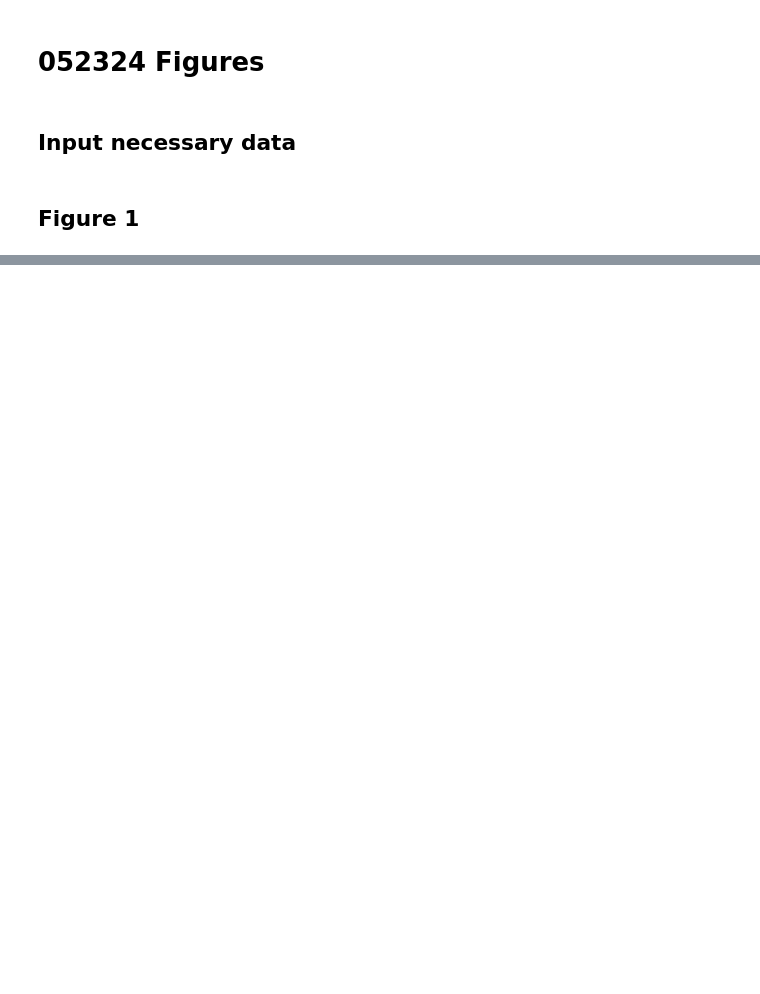
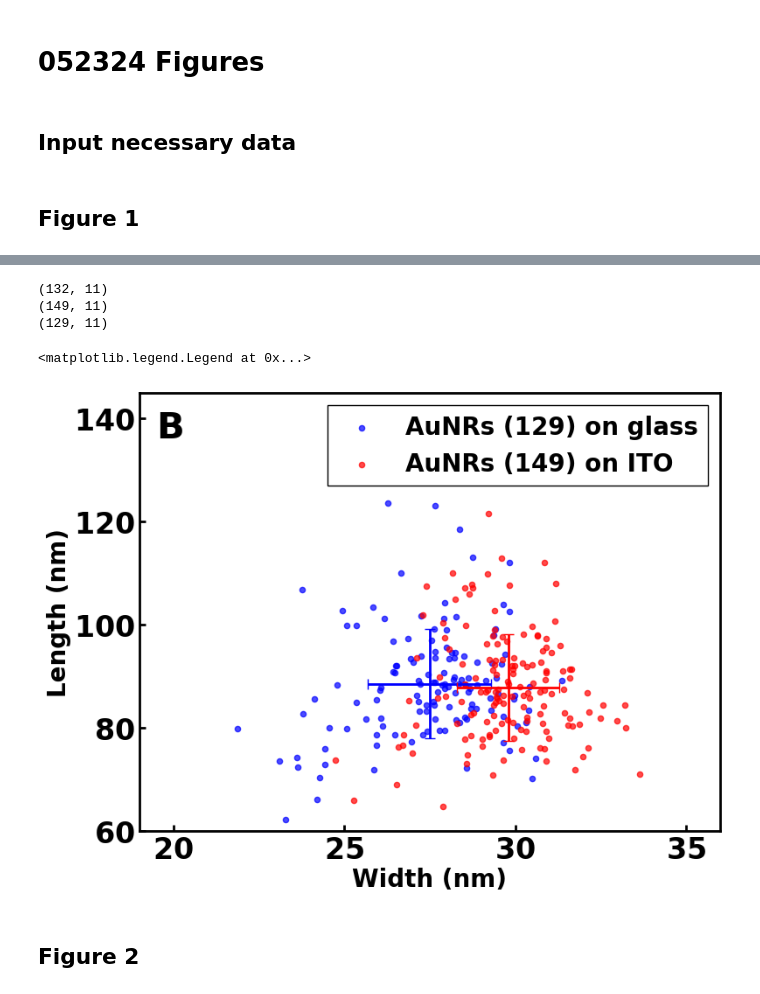
Before and after one commit to SWAN88/AuNR_DA, a Jupyter notebook: 051324_AuNR_DA_figures.ipynb, the cells around one changed output, grey strips where cells are left out. Drawn from its saved outputs; the diff is of its cells as text; code cells hidden in the pictures; blank space fills up the shorter version.

```diff
--- a/051324_AuNR_DA_figures.ipynb
+++ b/051324_AuNR_DA_figures.ipynb
@@ -75,0 +137,60 @@ yl_exp_ito = exp_ito_data['length']
+# %%
+glass_exp_data = pd.read_csv(Path(p_data, '100323_ZJ_exp_glass_final.csv'))
+glass_exp_data['exp_ene'] = [ast.literal_eval(df) for df in glass_exp_data['exp_ene']]
+glass_exp_data['exp_dfs'] = [ast.literal_eval(df) for df in glass_exp_data['exp_dfs']]
+glass_exp_data['fitting'] = [ast.literal_eval(df) for df in glass_exp_data['fitting']]
+print(glass_exp_data.shape)
+
+p_ito = Path('Z:/Katsuya Shiratori/004_coding/python/ITO_project/zhenyang_ito_analysis')
+ito_exp_data = pd.read_csv(Path(p_data, '100323_ZJ_exp_ito_final.csv'))
+ito_exp_data['exp_ene'] = [ast.literal_eval(df) for df in ito_exp_data['exp_ene']]
+ito_exp_data['exp_dfs'] = [ast.literal_eval(df) for df in ito_exp_data['exp_dfs']]
+ito_exp_data['fitting'] = [ast.literal_eval(df) for df in ito_exp_data['fitting']]
+print(ito_exp_data.shape)
+
+# particles on glass outliers particles 47, 67, 71
+outliers_particles = [47, 67, 71]
+glass_exp_data = glass_exp_data.drop(outliers_particles)
+glass_exp_data.reset_index(drop=True, inplace=True)
+print(glass_exp_data.shape)
+# %% [output]
+(132, 11)
+(149, 11)
+(129, 11)
+# %%
+fig, ax = plt.subplots()
+
+width_mean_glass = round(glass_exp_data['width'].mean(), 1)
+width_std_glass = round(glass_exp_data['width'].std(), 1)
+length_mean_glass = round(glass_exp_data['length'].mean(), 1)
+length_std_glass = round(glass_exp_data['length'].std(), 1)
+
+width_mean_ito = round(ito_exp_data['width'].mean(), 1)
+width_std_ito = round(ito_exp_data['width'].std(), 1)
+length_mean_ito = round(ito_exp_data['length'].mean(), 1)
+length_std_ito = round(ito_exp_data['length'].std(), 1)
+
+# label_glass = f'AuNRs ({glass_exp_data.shape[0]}) on glass: W {width_mean_glass} ± {width_std_glass}, L {length_mean_glass} ± {length_std_glass} nm'
+label_glass = f'AuNRs ({glass_exp_data.shape[0]}) on glass'
+ax.scatter(glass_exp_data['width'], glass_exp_data['length'], s=20, color='blue', alpha=0.7, label=label_glass)
+ax.errorbar(width_mean_glass, length_mean_glass, yerr=length_std_glass, xerr=width_std_glass, color='blue', linewidth=2, capsize=4)
+
+# label_ito = f'AuNRs ({ito_exp_data.shape[0]}) on ITO: W {width_mean_ito} ± {width_std_ito}, L {length_mean_ito} ± {length_std_ito} nm'
+label_ito = f'AuNRs ({ito_exp_data.shape[0]}) on ITO'
+ax.scatter(ito_exp_data['width'], ito_exp_data['length'], s=20, color='red', alpha=0.7, label=label_ito)
+ax.errorbar(width_mean_ito, length_mean_ito, yerr=length_std_ito, xerr=width_std_ito, color='red', linewidth=2, capsize=4)
+
+ax.text(0.03, 0.96, 'B', ha='left', va='top', transform=ax.transAxes, fontsize=30)
+ax.set_ylim(60, 145)
+ax.set_xlim(19, 36)
+
+ax.set_xlabel('Width (nm)')
+ax.set_ylabel('Length (nm)')
+ax.legend(fontsize=20)
+
+# plt.savefig("ITO_Figure1B.svg", format="svg", dpi=300)
+# %% [output]
+<matplotlib.legend.Legend at 0x...>
+[figure, added]
+# %% [markdown]
+## Figure 2
```
Also changed, not shown: parts of 4 cells of this notebook, 4 other files.
